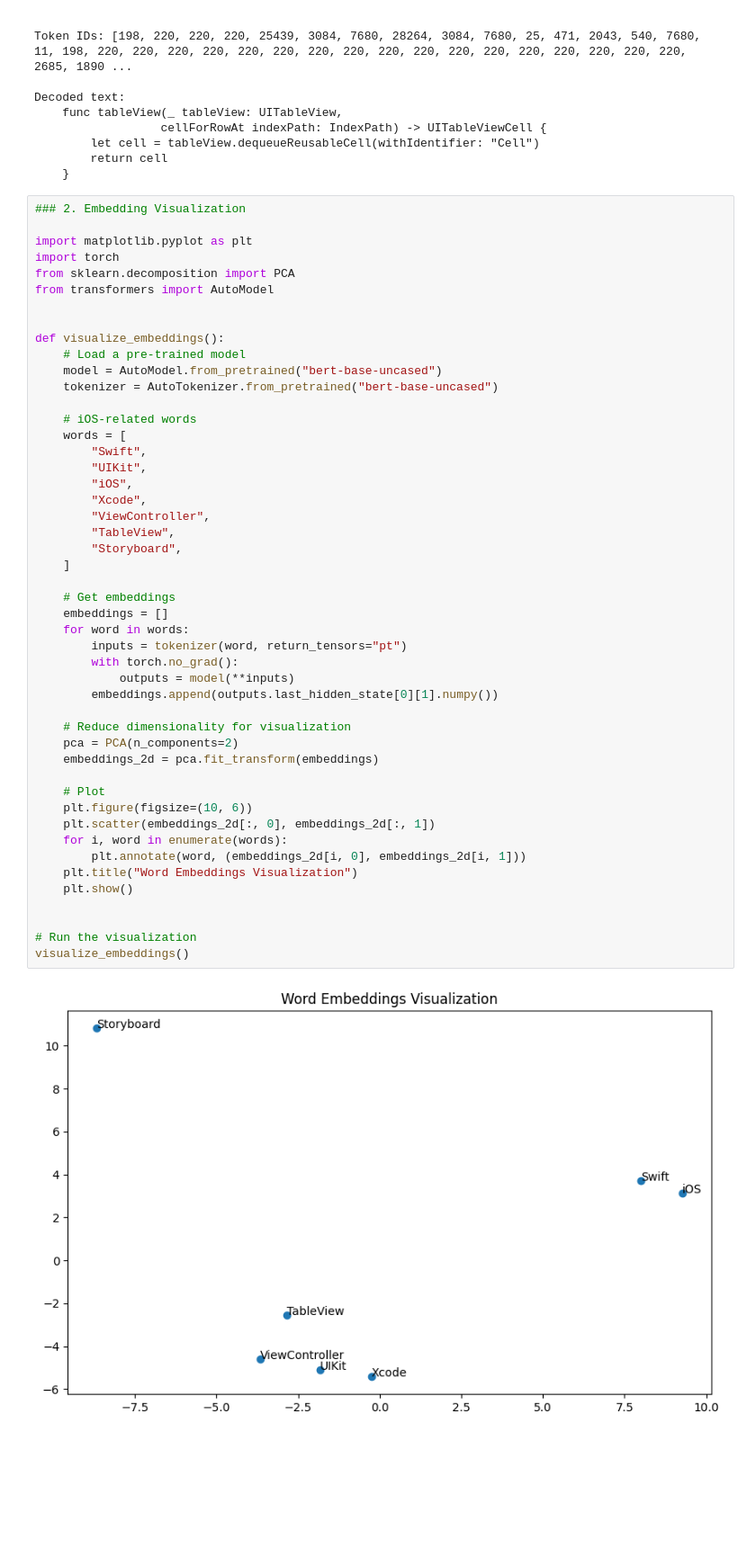
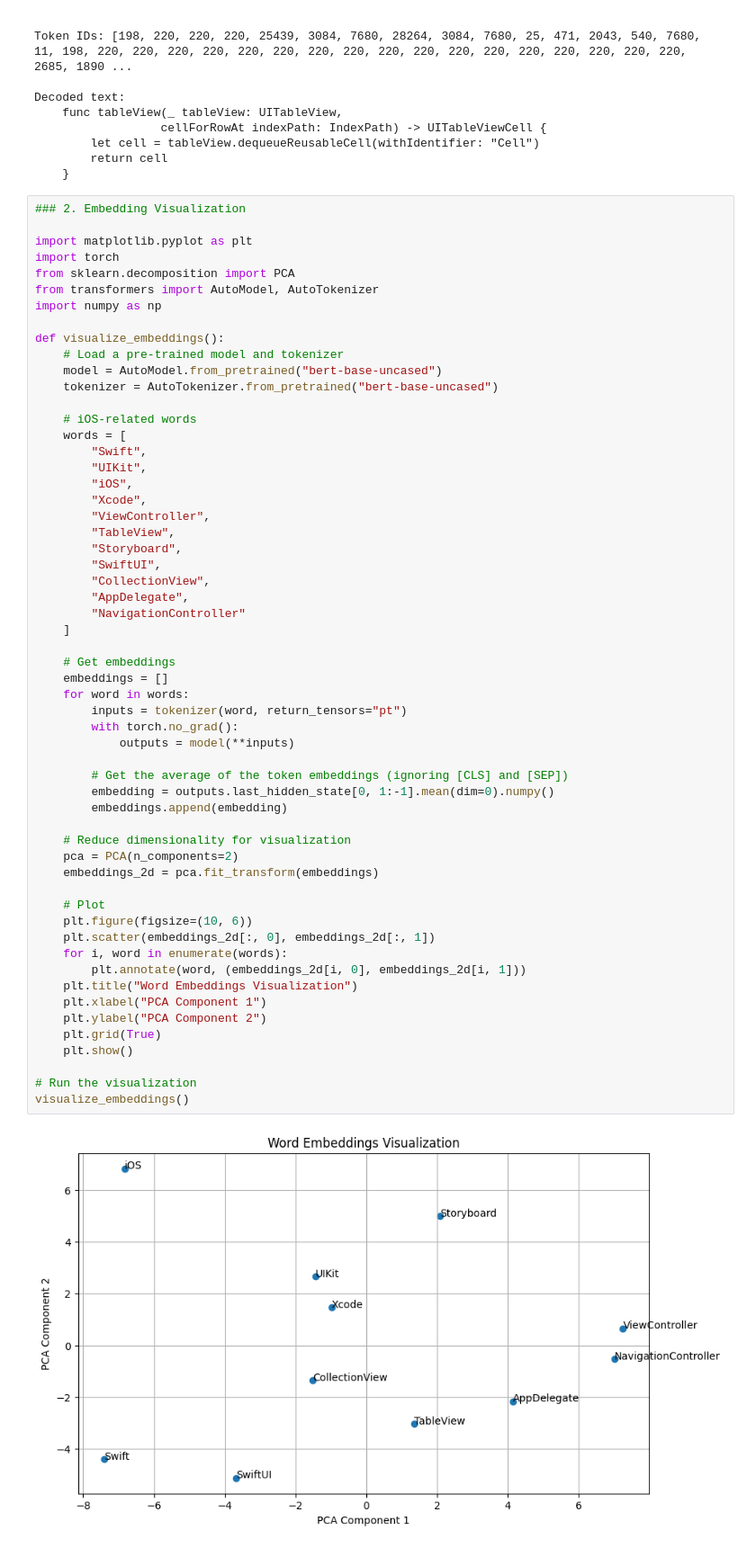
Before and after one commit to vinhnx/LLM_AI_intro_for_iOS_engineers, a Jupyter notebook: Intro_to_LLM_GenAI.ipynb, the cells around one changed output. Shown: that part at 90% size. Saved outputs shown, nothing was run; the diff lists cells and outputs as text; blank space fills up the shorter version.

```diff
--- a/Intro_to_LLM_GenAI.ipynb
+++ b/Intro_to_LLM_GenAI.ipynb
@@ -121,11 +121,11 @@ Decoded text:
 import matplotlib.pyplot as plt
 import torch
 from sklearn.decomposition import PCA
-from transformers import AutoModel
-
+from transformers import AutoModel, AutoTokenizer
+import numpy as np
 
 def visualize_embeddings():
-    # Load a pre-trained model
+    # Load a pre-trained model and tokenizer
     model = AutoModel.from_pretrained("bert-base-uncased")
     tokenizer = AutoTokenizer.from_pretrained("bert-base-uncased")
 
@@ -135,36 +135,45 @@ def visualize_embeddings():
         "UIKit",
         "iOS",
         "Xcode",
         "ViewController",
         "TableView",
         "Storyboard",
+        "SwiftUI",
+        "CollectionView",
+        "AppDelegate",
+        "NavigationController"
     ]
 
     # Get embeddings
     embeddings = []
     for word in words:
         inputs = tokenizer(word, return_tensors="pt")
         with torch.no_grad():
             outputs = model(**inputs)
-        embeddings.append(outputs.last_hidden_state[0][1].numpy())
+
+        # Get the average of the token embeddings (ignoring [CLS] and [SEP])
+        embedding = outputs.last_hidden_state[0, 1:-1].mean(dim=0).numpy()
+        embeddings.append(embedding)
 
     # Reduce dimensionality for visualization
     pca = PCA(n_components=2)
     embeddings_2d = pca.fit_transform(embeddings)
 
     # Plot
     plt.figure(figsize=(10, 6))
     plt.scatter(embeddings_2d[:, 0], embeddings_2d[:, 1])
     for i, word in enumerate(words):
         plt.annotate(word, (embeddings_2d[i, 0], embeddings_2d[i, 1]))
     plt.title("Word Embeddings Visualization")
+    plt.xlabel("PCA Component 1")
+    plt.ylabel("PCA Component 2")
+    plt.grid(True)
     plt.show()
-
 
 # Run the visualization
 visualize_embeddings()
 # %% [output]
-[figure, old version]
+[figure, new version]
 # %%
 ### 3. Using Hugging Face Pipeline
 
```
Also changed, not shown: parts of 1 cell of this notebook.
